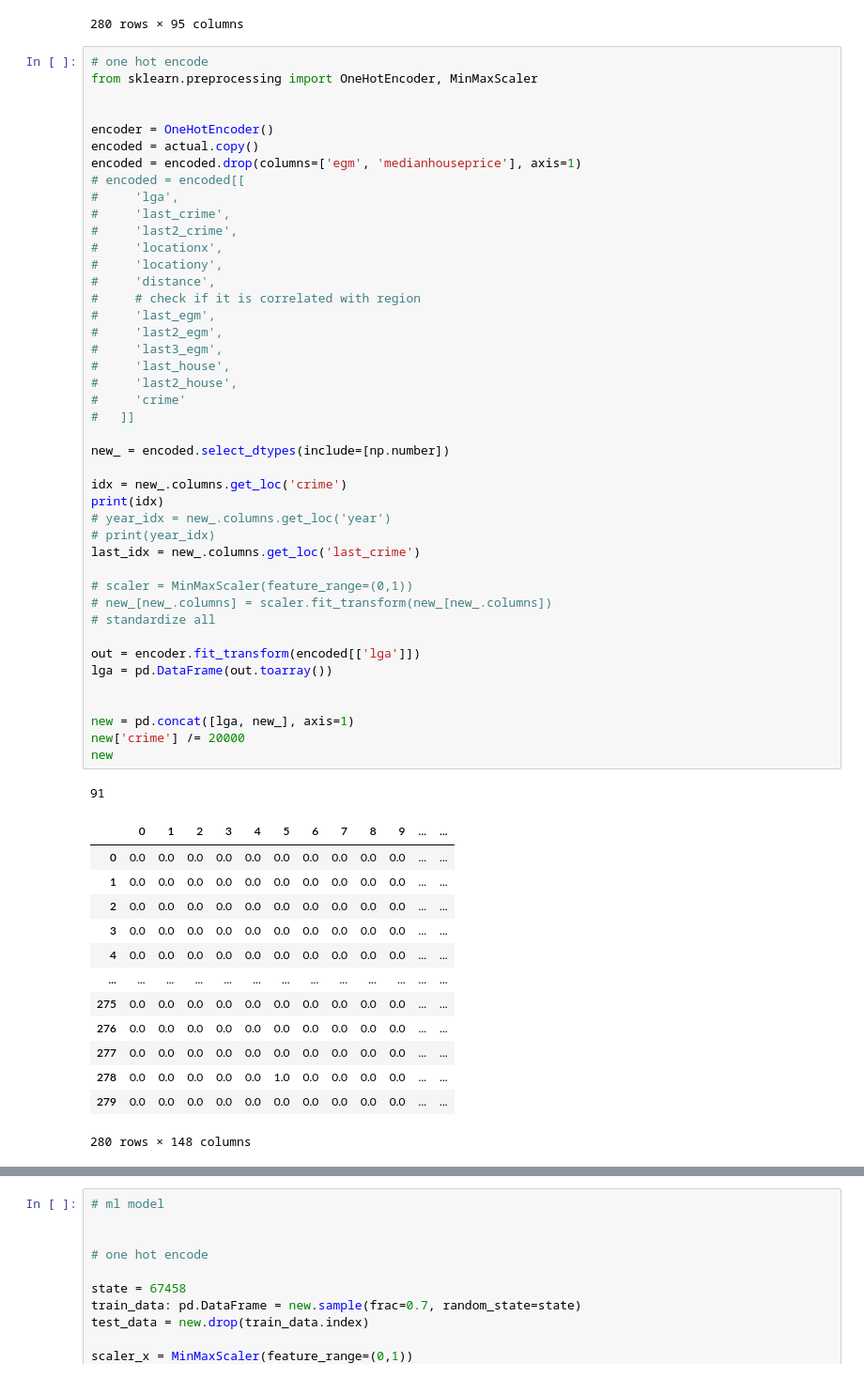
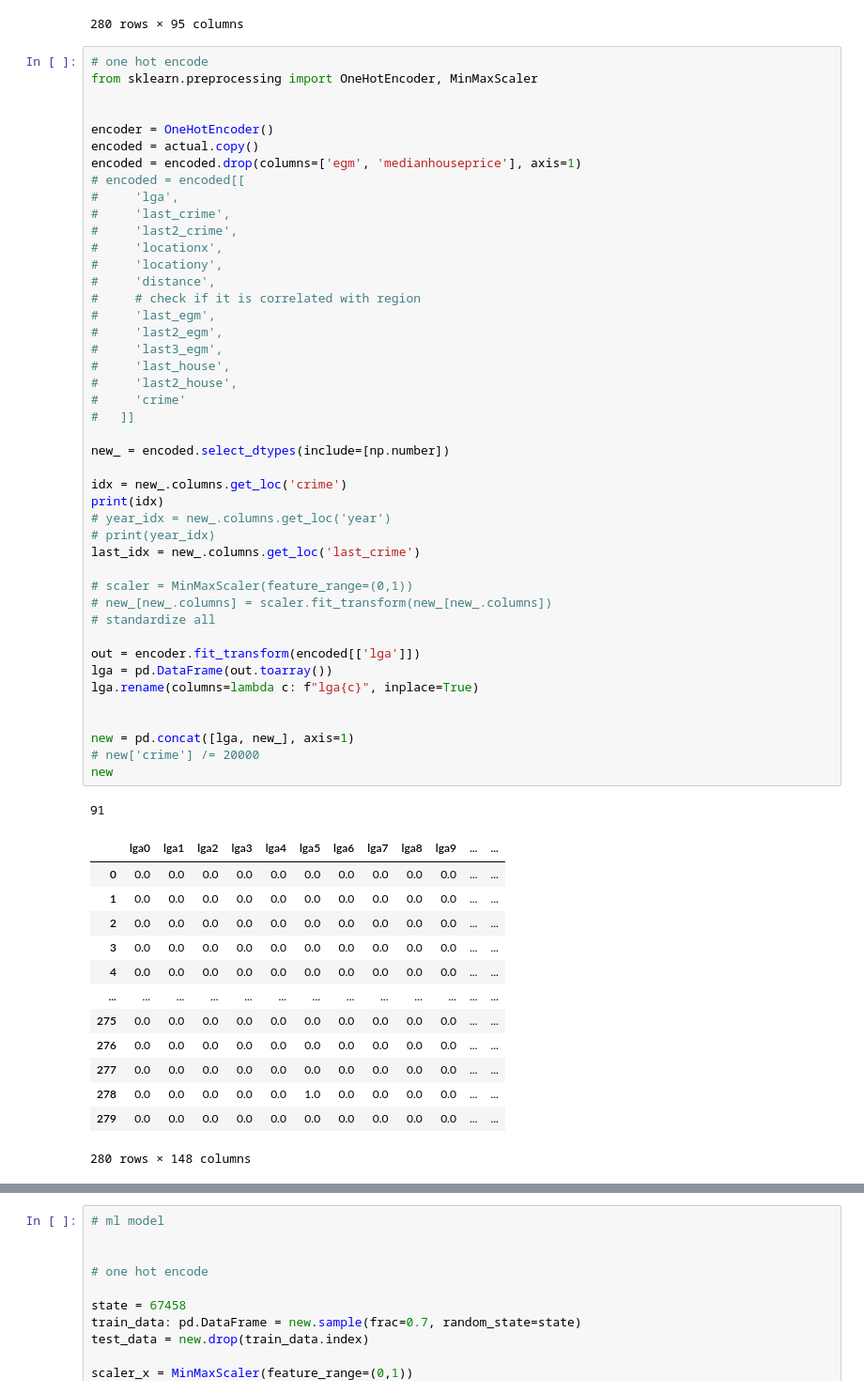
Before and after one commit to khangluong2004/COMP20008_Assignment2, a Jupyter notebook: terry/nn.ipynb, the cells around one changed output, grey strips where cells are left out. Shown at 94% size. Cells and saved outputs as stored; diff of their text form.

```diff
--- a/terry/nn.ipynb
+++ b/terry/nn.ipynb
@@ -98,35 +98,36 @@ encoded = encoded.drop(columns=['egm', 'medianhouseprice'], axis=1)
 #     'distance',
 #     # check if it is correlated with region
 #     'last_egm',
 #     'last2_egm',
 #     'last3_egm',
 #     'last_house',
 #     'last2_house',
 #     'crime'
 #   ]]
 
 new_ = encoded.select_dtypes(include=[np.number])
 
 idx = new_.columns.get_loc('crime')
 print(idx)
 # year_idx = new_.columns.get_loc('year')
 # print(year_idx)
 last_idx = new_.columns.get_loc('last_crime')
 
 # scaler = MinMaxScaler(feature_range=(0,1))
 # new_[new_.columns] = scaler.fit_transform(new_[new_.columns])
 # standardize all
 
 out = encoder.fit_transform(encoded[['lga']])
 lga = pd.DataFrame(out.toarray())
+lga.rename(columns=lambda c: f"lga{c}", inplace=True)
 
 
 new = pd.concat([lga, new_], axis=1)
-new['crime'] /= 20000
+# new['crime'] /= 20000
 new
 # %% [output]
 91
-|  | 0 | 1 | 2 | 3 | 4 | 5 | 6 | 7 | 8 | 9 | ... | ... |
+|  | lga0 | lga1 | lga2 | lga3 | lga4 | lga5 | lga6 | lga7 | lga8 | lga9 | ... | ... |
 | 0 | 0.0 | 0.0 | 0.0 | 0.0 | 0.0 | 0.0 | 0.0 | 0.0 | 0.0 | 0.0 | ... | ... |
 | 1 | 0.0 | 0.0 | 0.0 | 0.0 | 0.0 | 0.0 | 0.0 | 0.0 | 0.0 | 0.0 | ... | ... |
 | 2 | 0.0 | 0.0 | 0.0 | 0.0 | 0.0 | 0.0 | 0.0 | 0.0 | 0.0 | 0.0 | ... | ... |
```
Also changed, not shown: parts of 4 cells of this notebook.
